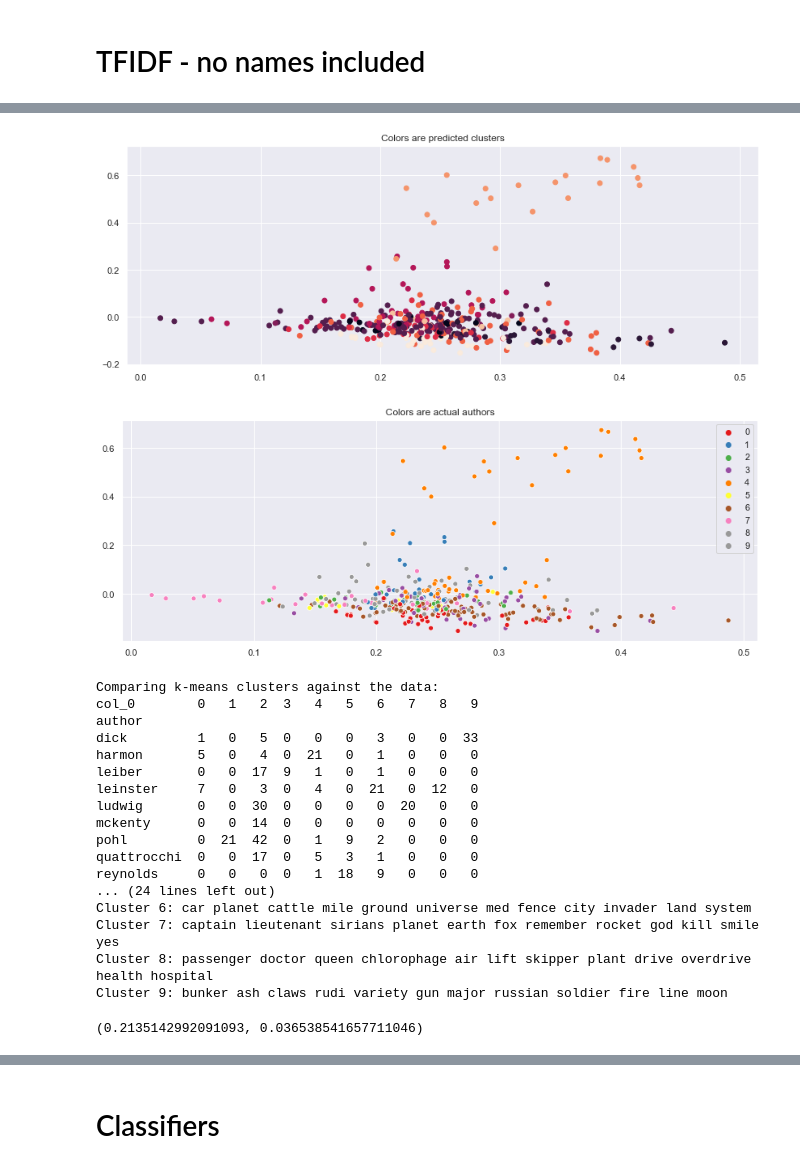
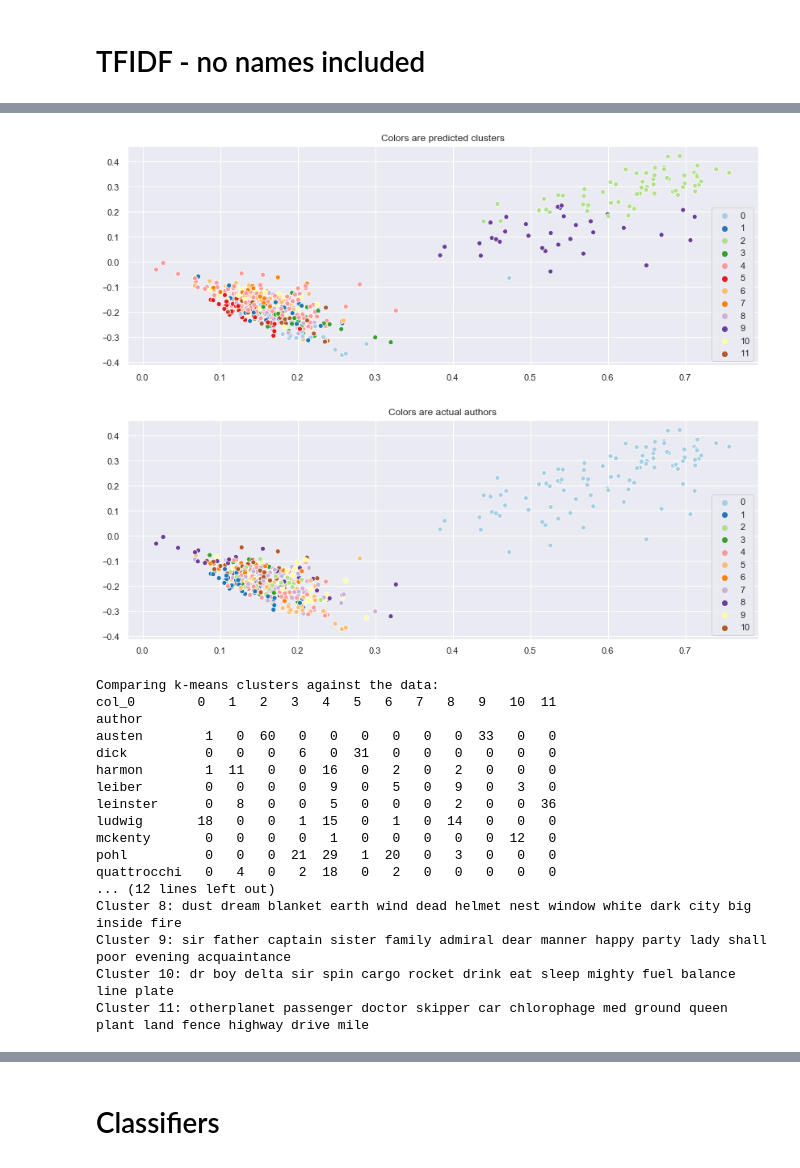
Before and after one commit to cbevis/U4_Capstone, a Jupyter notebook: U4_Capstone.ipynb, the cells around one changed output, grey strips where cells are left out. Cells and saved outputs as stored; diff of their text form; code cells hidden in the pictures.

```diff
--- a/U4_Capstone.ipynb
+++ b/U4_Capstone.ipynb
@@ -675,10 +764,10 @@ Silhouette Score: 0.18
 ## KMeans
 # %%
 # Calculate predicted values.
-y_pred = KMeans(n_clusters=10).fit_predict(X_train_pos)
+y_pred = KMeans(n_clusters=20).fit_predict(X_train_pos)
 
 # Plot the solution.
-sns.scatterplot(X_train_pos[:, 5], X_train_pos[:, -1], hue=y_pred, legend='full', palette='Set1')
+sns.scatterplot(X_train_pos[:, 0], X_train_pos[:, 1], hue=y_pred, legend='full', palette='Set1')
 plt.title('KMean Clustering Parts of Speech')
 plt.xlabel('Nouns')
 plt.ylabel('Verbs')
@@ -776,6 +868,6 @@ Index(['text_sentences', 'text', 'author', 'adj', 'adp', 'adv', 'cconj', 'det',
 # %%
 df_tfidf_pos_train = df_tfidf_pos.drop(['all_count', 'text_sentences', 'text', 'author', 'noun_perc',
-                        'verb_perc', 'exclamation', 'questiondf', 'all_caps', 'sym', 'intj'], axis=1)
+                        'verb_perc', 'questiondf', 'all_caps', 'sym', 'intj'], axis=1)
 
 X_train_tf_pos, X_test_tf_pos, y_train_tf_pos, y_test_tf_pos = train_test_split(df_tfidf_pos_train,
                                                                                 df['author'],
@@ -791,7 +883,7 @@ X_test_lsa_tf_pos = lsa.transform(X_test_tf_pos)
 
 
 # Calculate predicted values.
-y_pred2 = KMeans(n_clusters=10).fit_predict(X_train_lsa_tf_pos)
+y_pred2 = KMeans(n_clusters=11).fit_predict(X_train_lsa_tf_pos)
 
 # Plot the solution.
 plt.scatter(X_train_lsa_tf_pos[:, 0], X_train_lsa_tf_pos[:, 1], c=y_pred2)
@@ -838,13 +930,13 @@ Silhouette Score: -0.23
 # %% [markdown]
 # TFIDF - no names included
 # %%
-X_train_no_name, X_test_no_name, y_train_no_name, y_test_no_name = train_test_split(both_no_people,
+X_train_no_name, X_test_no_name, y_train_no_name, y_test_no_name = train_test_split(both_no_people2,
                                                                                     df['author'],
                                                                                     test_size=0.25,
                                                                                     random_state=0)
 
-vect_tfidf_no_name = TfidfVectorizer(max_df=0.25, # drop words that occur in more than this % of paragraphs
-                                     min_df=5, # only use words that appear at least 5 times
+vect_tfidf_no_name = TfidfVectorizer(max_df=0.20, # drop words that occur in more than this % of paragraphs
+                                     min_df=10, # only use words that appear at least 5 times
                                      stop_words=STOP_WORDS,
                                      lowercase=True, #convert everything to lower case
                                      use_idf=True,#we definitely want to use inverse document frequencies in our weighting
@@ -903,7 +995,7 @@ def k_means(n_cluster, Xtrain, ytrain, draw=False, terms=no_name_terms):
 
     if draw == True:
         # Plot the solution.
-        plt.scatter(Xtrain[:, 0], Xtrain[:, 1], c=y_pred)
+        sns.scatterplot(Xtrain[:, 0], Xtrain[:, 1], hue=y_pred, legend='full', palette='Paired')
         plt.title('Colors are predicted clusters')
         plt.show()
 
@@ -914,14 +1006,14 @@ def k_means(n_cluster, Xtrain, ytrain, draw=False, terms=no_name_terms):
     ari_score = metrics.adjusted_rand_score(ytrain, y_pred)
 
     if draw == True:
-        sns.scatterplot(Xtrain[:, 0], Xtrain[:, 1], hue=y_train_enc, legend='full', palette='Set1')
+        sns.scatterplot(Xtrain[:, 0], Xtrain[:, 1], hue=y_train_enc, legend='full', palette='Paired')
         plt.title('Colors are actual authors')
         plt.show()
         # Check the solution against the data.
         print('Comparing k-means clusters against the data:')
         print(pd.crosstab(ytrain, y_pred))
-        print('\nCrosstab with label encoded values.  Columns are clusters\n')
-        print(pd.crosstab(y_train_enc, y_pred))
+        #print('\nCrosstab with label encoded values.  Columns are clusters\n')
+        #print(pd.crosstab(ytrain, y_pred))
         print('Adjusted Rand Index: {:.2f}'.format(ari_score))
         print('Silhouette Score: {:.2f}'.format(silhouette_score))
 
@@ -931,11 +1023,11 @@ def k_means(n_cluster, Xtrain, ytrain, draw=False, terms=no_name_terms):
 
         for i in range(n_cluster):
             print("Cluster %d:" % i, end='')
-            for ind in order_centroids[i, :12]:
+            for ind in order_centroids[i, :15]:
                 print(' %s' % terms[ind], end='')
             print()
 
-    return ari_score, silhouette_score
+    return ari_score, silhouette_score, y_pred
 # %%
 scores = []
 
@@ -965,23 +1057,22 @@ for score in scores[:5]:
 # %%
-k_means(10, X_train_lsa_no_name, ytrain=y_train_no_name, draw=True)
+ari, sil, y_pred = k_means(12, X_train_lsa_no_name, ytrain=y_train_no_name, draw=True)
 # %% [output]
-[figure, old version]
+[figure, new version]
-[figure, old version]
+[figure, new version]
 Comparing k-means clusters against the data:
-col_0        0   1   2  3   4   5   6   7   8   9
+col_0        0   1   2   3   4   5   6   7   8   9   10  11
 author
-dick         1   0   5  0   0   0   3   0   0  33
-harmon       5   0   4  0  21   0   1   0   0   0
-leiber       0   0  17  9   1   0   1   0   0   0
-leinster     7   0   3  0   4   0  21   0  12   0
-ludwig       0   0  30  0   0   0   0  20   0   0
-mckenty      0   0  14  0   0   0   0   0   0   0
-pohl         0  21  42  0   1   9   2   0   0   0
-quattrocchi  0   0  17  0   5   3   1   0   0   0
-reynolds     0   0   0  0   1  18   9   0   0   0
-... (24 lines left out)
-Cluster 6: car planet cattle mile ground universe med fence city invader land system
-Cluster 7: captain lieutenant sirians planet earth fox remember rocket god kill smile yes
-Cluster 8: passenger doctor queen chlorophage air lift skipper plant drive overdrive health hospital
-Cluster 9: bunker ash claws rudi variety gun major russian soldier fire line moon
+austen        1   0  60   0   0   0   0   0   0  33   0   0
+dick          0   0   0   6   0  31   0   0   0   0   0   0
+harmon        1  11   0   0  16   0   2   0   2   0   0   0
+leiber        0   0   0   0   9   0   5   0   9   0   3   0
+leinster      0   8   0   0   5   0   0   0   2   0   0  36
+ludwig       18   0   0   1  15   0   1   0  14   0   0   0
+mckenty       0   0   0   0   1   0   0   0   0   0  12   0
+pohl          0   0   0  21  29   1  20   0   3   0   0   0
+quattrocchi   0   4   0   2  18   0   2   0   0   0   0   0
+... (12 lines left out)
+Cluster 8: dust dream blanket earth wind dead helmet nest window white dark city big inside fire
+Cluster 9: sir father captain sister family admiral dear manner happy party lady shall poor evening acquaintance
+Cluster 10: dr boy delta sir spin cargo rocket drink eat sleep mighty fuel balance line plate
+Cluster 11: otherplanet passenger doctor skipper car chlorophage med ground queen plant land fence highway drive mile
-(0.2135142992091093, 0.036538541657711046)
```
Also changed, not shown: parts of 55 cells of this notebook.
